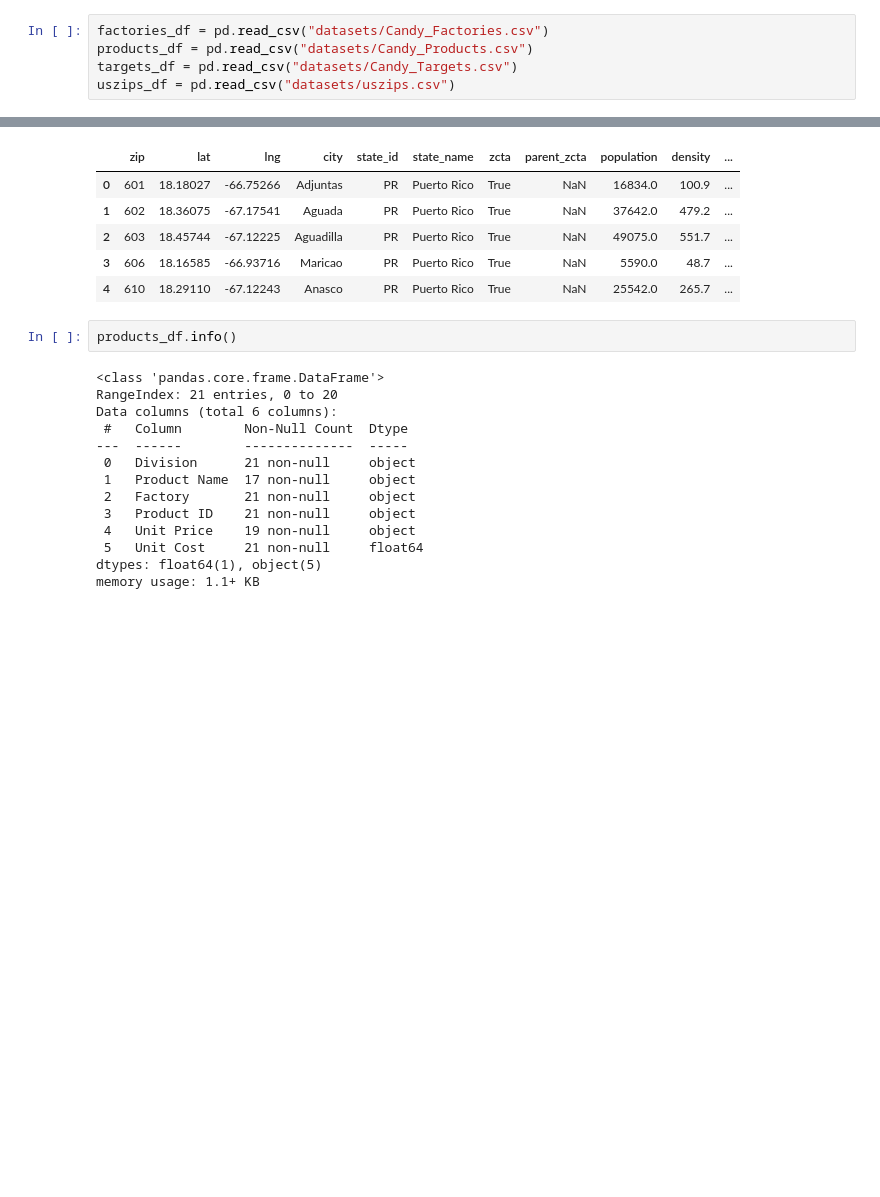
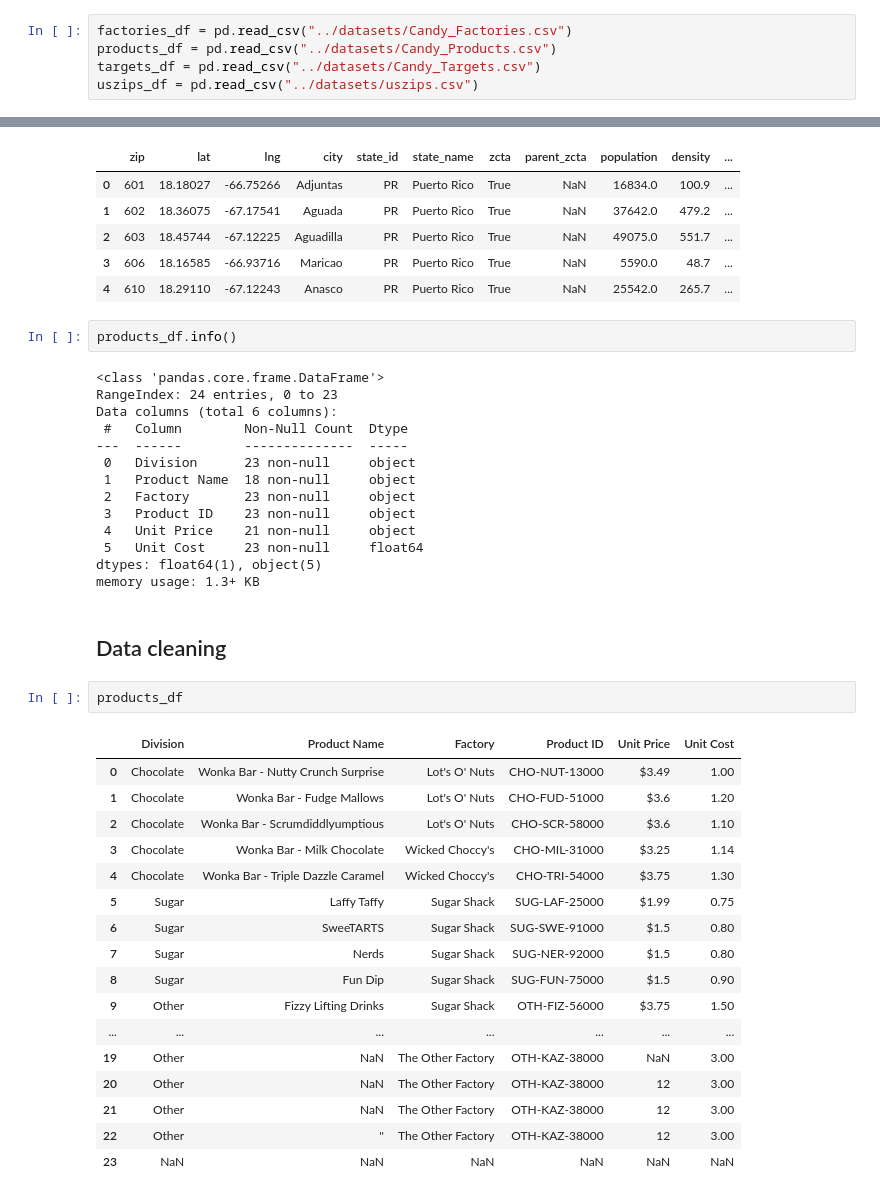
Before and after one commit to suranjanrana/data-analysis-and-warehousing-project, a Jupyter notebook: notebooks/candy-analysis.ipynb, the cells around one changed output, grey strips where cells are left out. Cells and saved outputs as stored; diff of their text form; blank space fills up the shorter version.

Commit message:
Data cleaning and 2024 sales analysis

```diff
--- a/notebooks/candy-analysis.ipynb
+++ b/notebooks/candy-analysis.ipynb
@@ -216,10 +216,10 @@ Name: count, Length: 1242, dtype: int64
 # %% [markdown]
 ## Load data
 # %%
-factories_df = pd.read_csv("datasets/Candy_Factories.csv")
-products_df = pd.read_csv("datasets/Candy_Products.csv")
-targets_df = pd.read_csv("datasets/Candy_Targets.csv")
-uszips_df = pd.read_csv("datasets/uszips.csv")
+factories_df = pd.read_csv("../datasets/Candy_Factories.csv")
+products_df = pd.read_csv("../datasets/Candy_Products.csv")
+targets_df = pd.read_csv("../datasets/Candy_Targets.csv")
+uszips_df = pd.read_csv("../datasets/uszips.csv")
 # %%
 uszips_df.head()
 # %% [output]
@@ -233,15 +233,37 @@ uszips_df.head()
 products_df.info()
 # %% [output]
 <class 'pandas.core.frame.DataFrame'>
-RangeIndex: 21 entries, 0 to 20
+RangeIndex: 24 entries, 0 to 23
 Data columns (total 6 columns):
  #   Column        Non-Null Count  Dtype
 ---  ------        --------------  -----
- 0   Division      21 non-null     object
- 1   Product Name  17 non-null     object
- 2   Factory       21 non-null     object
- 3   Product ID    21 non-null     object
- 4   Unit Price    19 non-null     object
- 5   Unit Cost     21 non-null     float64
+ 0   Division      23 non-null     object
+ 1   Product Name  18 non-null     object
+ 2   Factory       23 non-null     object
+ 3   Product ID    23 non-null     object
+ 4   Unit Price    21 non-null     object
+ 5   Unit Cost     23 non-null     float64
 dtypes: float64(1), object(5)
-memory usage: 1.1+ KB
+memory usage: 1.3+ KB
+# %% [markdown]
+## Data cleaning
+# %%
+products_df
+# %% [output]
+|  | Division | Product Name | Factory | Product ID | Unit Price | Unit Cost |
+| 0 | Chocolate | Wonka Bar - Nutty Crunch Surprise | Lot's O' Nuts | CHO-NUT-13000 | $3.49 | 1.00 |
+| 1 | Chocolate | Wonka Bar - Fudge Mallows | Lot's O' Nuts | CHO-FUD-51000 | $3.6 | 1.20 |
+| 2 | Chocolate | Wonka Bar - Scrumdiddlyumptious | Lot's O' Nuts | CHO-SCR-58000 | $3.6 | 1.10 |
+| 3 | Chocolate | Wonka Bar - Milk Chocolate | Wicked Choccy's | CHO-MIL-31000 | $3.25 | 1.14 |
+| 4 | Chocolate | Wonka Bar - Triple Dazzle Caramel | Wicked Choccy's | CHO-TRI-54000 | $3.75 | 1.30 |
+| 5 | Sugar | Laffy Taffy | Sugar Shack | SUG-LAF-25000 | $1.99 | 0.75 |
+| 6 | Sugar | SweeTARTS | Sugar Shack | SUG-SWE-91000 | $1.5 | 0.80 |
+| 7 | Sugar | Nerds | Sugar Shack | SUG-NER-92000 | $1.5 | 0.80 |
+| 8 | Sugar | Fun Dip | Sugar Shack | SUG-FUN-75000 | $1.5 | 0.90 |
+| 9 | Other | Fizzy Lifting Drinks | Sugar Shack | OTH-FIZ-56000 | $3.75 | 1.50 |
+| ... | ... | ... | ... | ... | ... | ... |
+| 19 | Other | NaN | The Other Factory | OTH-KAZ-38000 | NaN | 3.00 |
+| 20 | Other | NaN | The Other Factory | OTH-KAZ-38000 | 12 | 3.00 |
+| 21 | Other | NaN | The Other Factory | OTH-KAZ-38000 | 12 | 3.00 |
+| 22 | Other | '' | The Other Factory | OTH-KAZ-38000 | 12 | 3.00 |
+| 23 | NaN | NaN | NaN | NaN | NaN | NaN |
```
Also changed, not shown: parts of 2 cells of this notebook.
